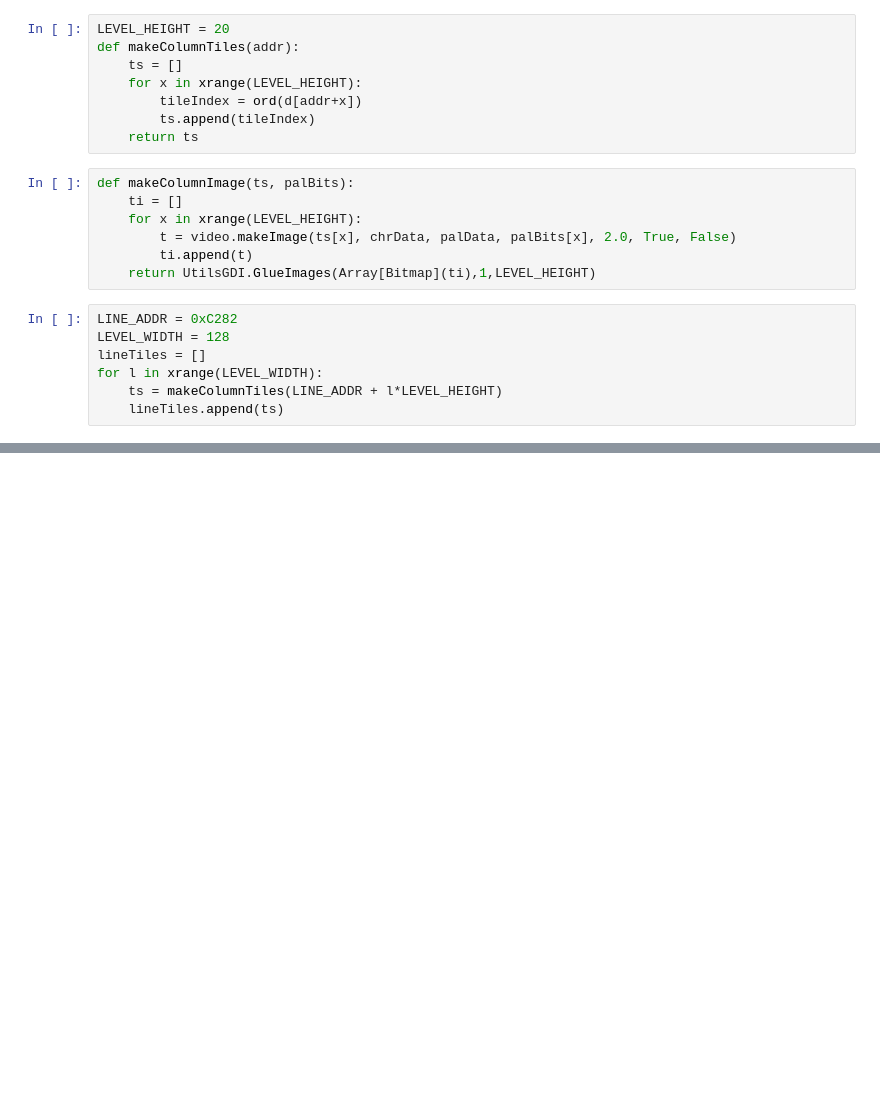
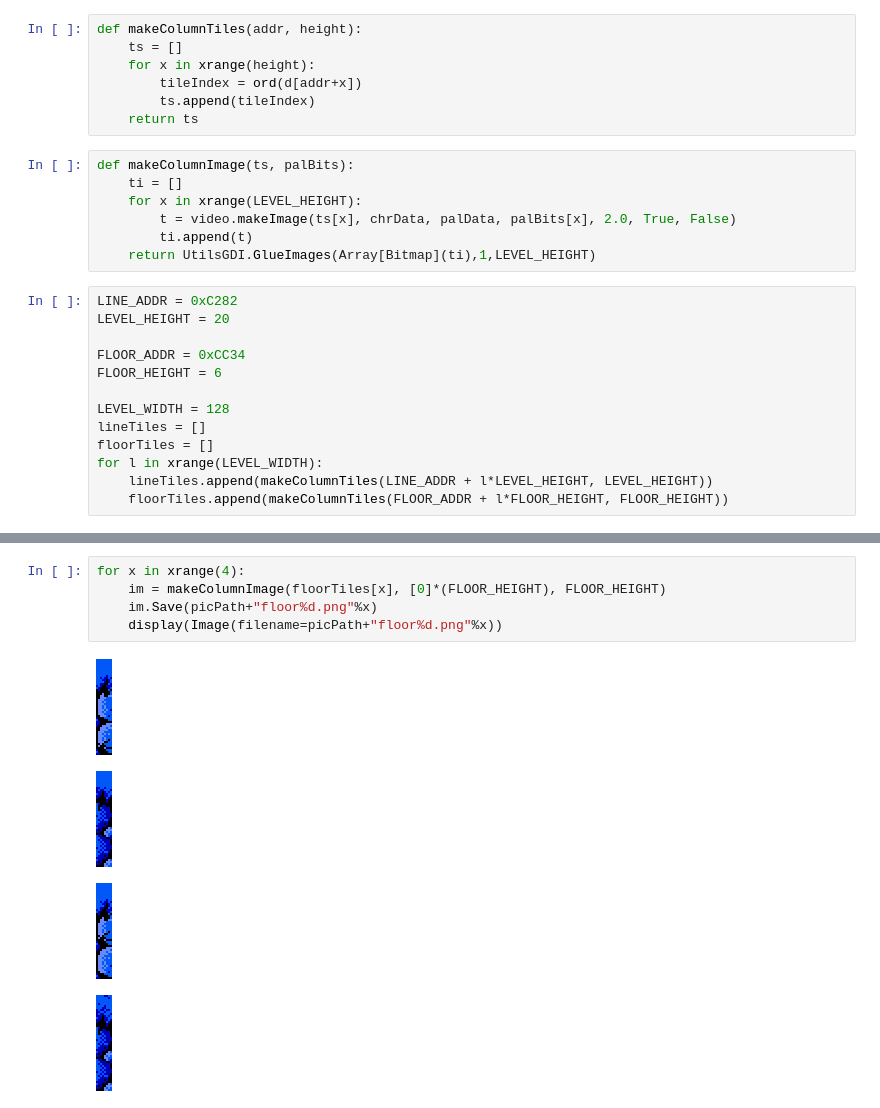
Before and after one commit to spiiin/CadEditor, a Jupyter notebook: JupyterCadEditor/CadEditor-example-addamsFamily.ipynb, the cells around one changed output, grey strips where cells are left out. Drawn from its saved outputs; the diff is of its cells as text; blank space fills up the shorter version.

```diff
--- a/JupyterCadEditor/CadEditor-example-addamsFamily.ipynb
+++ b/JupyterCadEditor/CadEditor-example-addamsFamily.ipynb
@@ -84,10 +84,9 @@ def makePalBitsForRow(pals, rowIndex):
 # %% [markdown]
 Уровень описывается индексами строк тайлов. Строки состоят из 20 тайлов в высоту
 # %%
-LEVEL_HEIGHT = 20
-def makeColumnTiles(addr):
+def makeColumnTiles(addr, height):
     ts = []
-    for x in xrange(LEVEL_HEIGHT):
+    for x in xrange(height):
         tileIndex = ord(d[addr+x])
         ts.append(tileIndex)
     return ts
@@ -100,8 +99,14 @@ def makeColumnImage(ts, palBits):
     return UtilsGDI.GlueImages(Array[Bitmap](ti),1,LEVEL_HEIGHT)
 # %%
 LINE_ADDR = 0xC282
+LEVEL_HEIGHT = 20
+
+FLOOR_ADDR = 0xCC34
+FLOOR_HEIGHT = 6
+
 LEVEL_WIDTH = 128
 lineTiles = []
+floorTiles = []
 for l in xrange(LEVEL_WIDTH):
-    ts = makeColumnTiles(LINE_ADDR + l*LEVEL_HEIGHT)
-    lineTiles.append(ts)
+    lineTiles.append(makeColumnTiles(LINE_ADDR + l*LEVEL_HEIGHT, LEVEL_HEIGHT))
+    floorTiles.append(makeColumnTiles(FLOOR_ADDR + l*FLOOR_HEIGHT, FLOOR_HEIGHT))
@@ -114,5 +126,15 @@ for x in xrange(3):
 [figure]
 [figure]
 [figure]
+# %%
+for x in xrange(4):
+    im = makeColumnImage(floorTiles[x], [0]*(FLOOR_HEIGHT), FLOOR_HEIGHT)
+    im.Save(picPath+"floor%d.png"%x)
+    display(Image(filename=picPath+"floor%d.png"%x))
+# %% [output]
+[figure, added]
+[figure, added]
+[figure, added]
+[figure, added]
 # %%
 def makeScreen():
```
Also changed, not shown: parts of 5 cells of this notebook.
